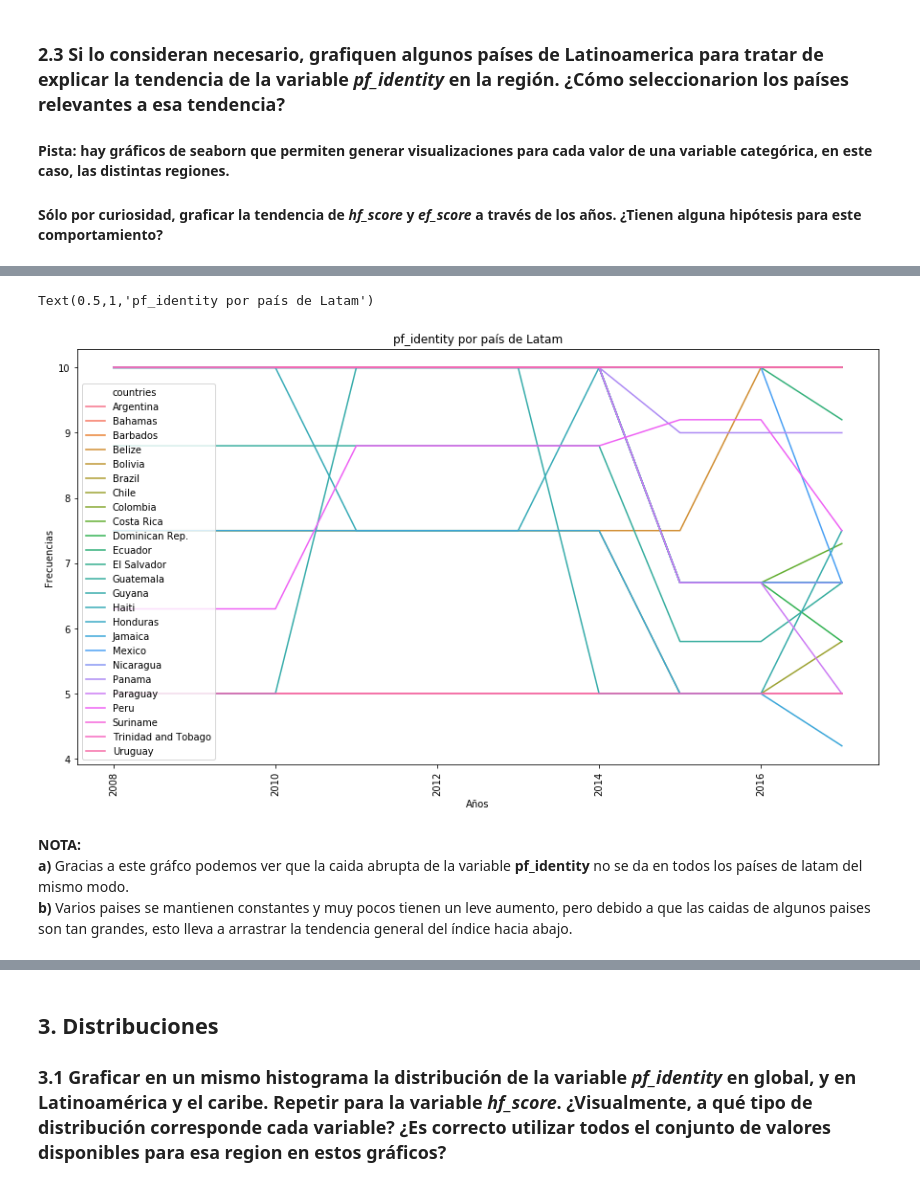
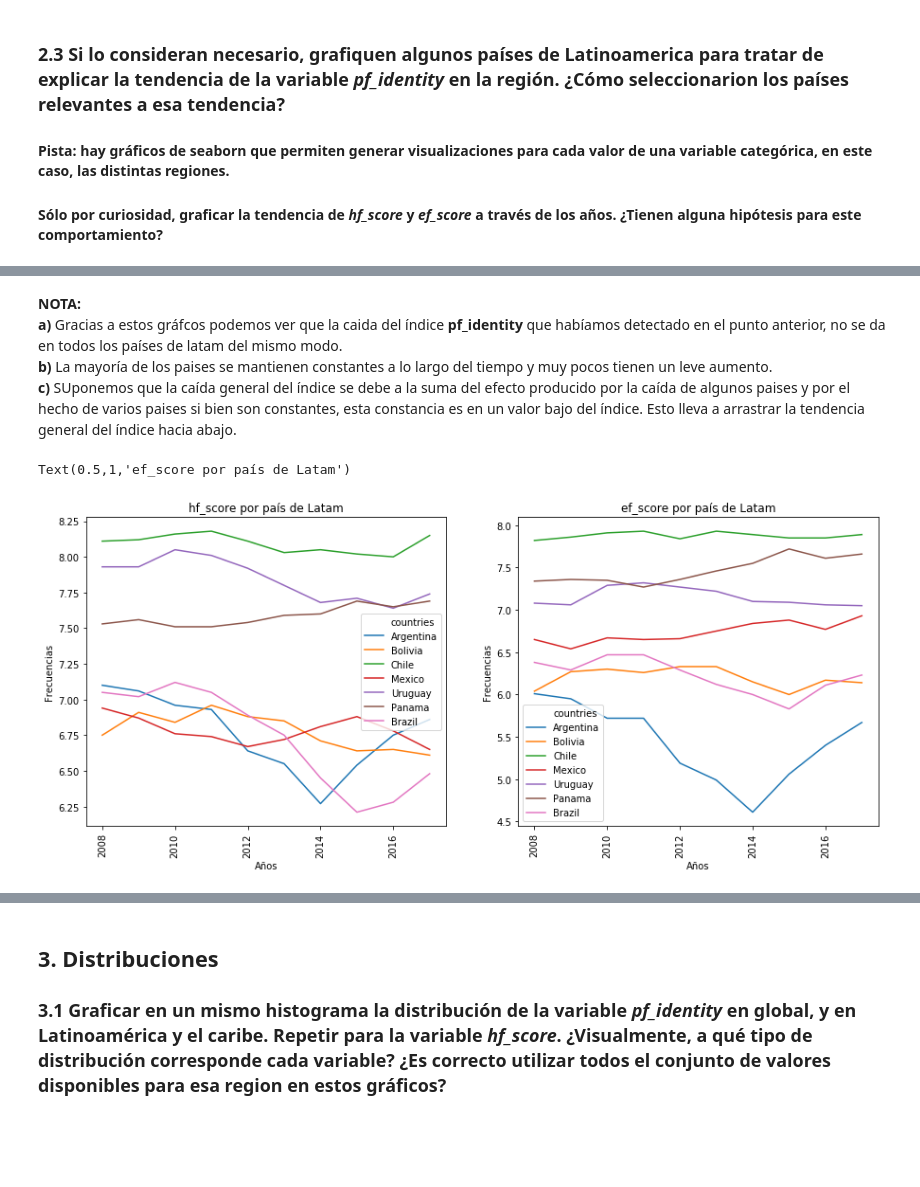
Before and after one commit to msoledadfernandez/DataScience_AnalisisyVisualizacion, a Jupyter notebook: practico.ipynb, the cells around one changed output, grey strips where cells are left out. Saved outputs shown, nothing was run; the diff lists cells and outputs as text; code cells hidden in the pictures; blank space fills up the shorter version.

Commit message:
Correcciones generales grupales

```diff
--- a/practico.ipynb
+++ b/practico.ipynb
@@ -463,18 +514,40 @@ Text(0.5,1,'hf_score por Regiones')
+# %% [markdown]
+**NOTA:**
+**a)** Gracias a estos gráfcos podemos ver que la caida del índice **pf_identity** que habíamos detectado en el punto anterior, no se da en todos los países de latam del mismo modo.
+**b)** La mayoría de los paises se mantienen constantes a lo largo del tiempo y muy pocos tienen un leve aumento.
+**c)** SUponemos que la caída general del índice se debe a la suma del efecto producido por la caída de algunos paises y por el hecho de varios paises si bien son constantes, esta constancia es en un valor bajo del índice. Esto lleva a arrastrar la tendencia general del índice hacia abajo.
+# %%
+# Seleccionamos 7 paises para graficar la evolución de los índices hf_score y ef_score
+
+import pandas as pd
+
+latam_select = latam_clean[(latam_clean.countries =='Argentina')]
+latam_select = pd.concat([latam_select, latam_clean[(latam_clean.countries =='Bolivia')]])
+latam_select = pd.concat([latam_select, latam_clean[(latam_clean.countries =='Venezuela')]])
+latam_select = pd.concat([latam_select, latam_clean[(latam_clean.countries =='Chile')]])
+latam_select = pd.concat([latam_select, latam_clean[(latam_clean.countries =='Mexico')]])
+latam_select = pd.concat([latam_select, latam_clean[(latam_clean.countries =='Uruguay')]])
+latam_select = pd.concat([latam_select, latam_clean[(latam_clean.countries =='Panama')]])
+latam_select = pd.concat([latam_select, latam_clean[(latam_clean.countries =='Brazil')]])
 # %%
 import numpy as np
 import matplotlib.pyplot as plt
 
-plt.figure (figsize=(15,8))
+plt.figure (figsize=(15,6))
 
-seaborn.lineplot(data=latam_clean, x='year', y='pf_identity', hue='countries', estimator=np.mean)
+plt.subplot(121)
+plt1= seaborn.lineplot(data=latam_select, x='year', y='hf_score', hue='countries', estimator=np.mean)
 plt.xticks(rotation=90);
 plt.xlabel('Años')
 plt.ylabel('Frecuencias')
-plt.title('pf_identity por país de Latam')
+plt.title('hf_score por país de Latam')
+
+plt.subplot(122)
+plt2= seaborn.lineplot(data=latam_select, x='year', y='ef_score', hue='countries', estimator=np.mean)
+plt.xticks(rotation=90);
+plt.xlabel('Años')
+plt.ylabel('Frecuencias')
+plt.title('ef_score por país de Latam')
 # %% [output]
-Text(0.5,1,'pf_identity por país de Latam')
+Text(0.5,1,'ef_score por país de Latam')
-[figure, old version]
+[figure, new version]
-# %% [markdown]
-**NOTA:**
-**a)** Gracias a este gráfco podemos ver que la caida abrupta de la variable **pf_identity** no se da en todos los países de latam del mismo modo.
-**b)** Varios paises se mantienen constantes y muy pocos tienen un leve aumento, pero debido a que las caidas de algunos paises son tan grandes, esto lleva a arrastrar la tendencia general del índice hacia abajo.
```
Also changed, not shown: parts of 42 cells of this notebook, 1 other file.
